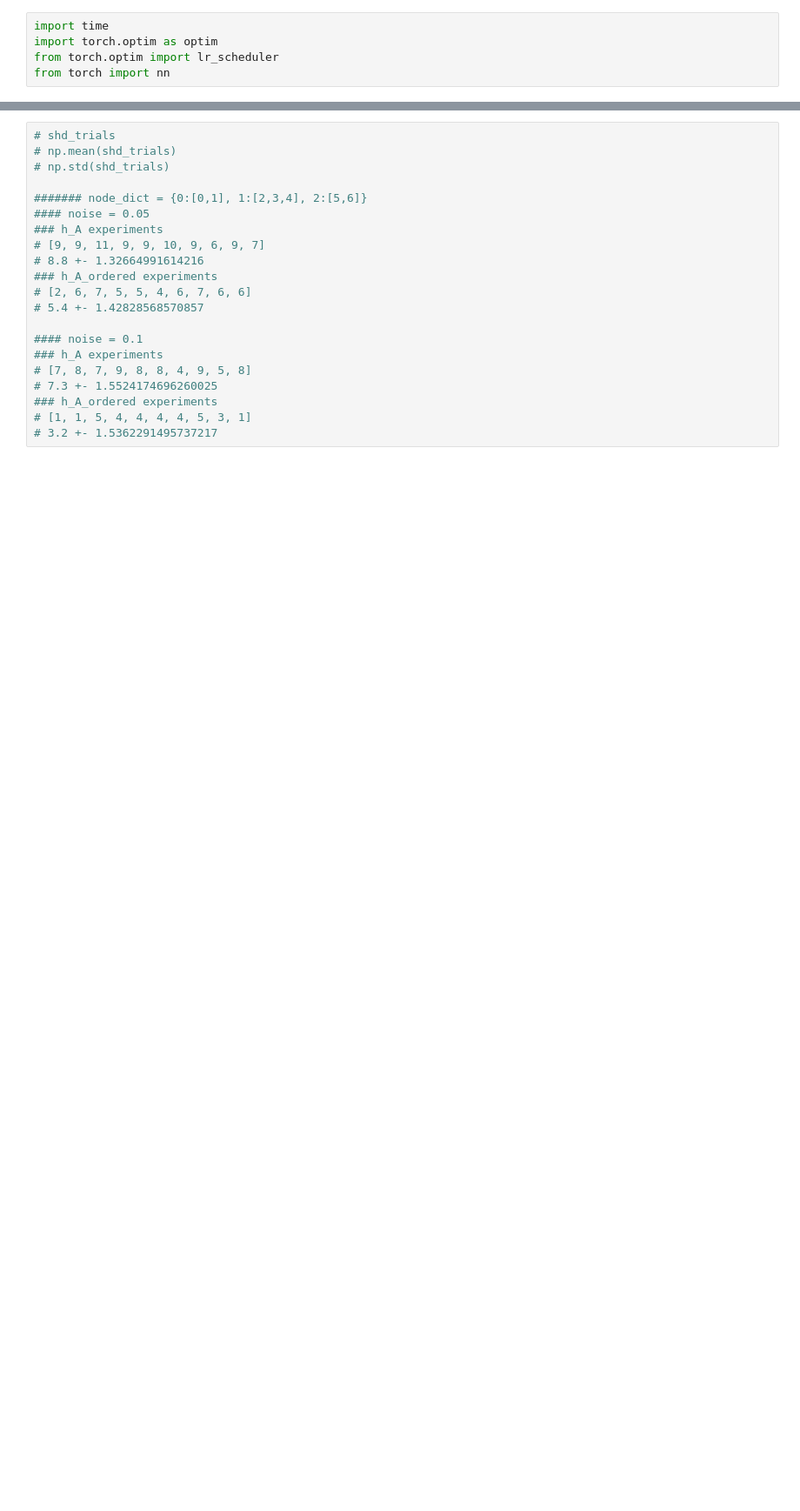
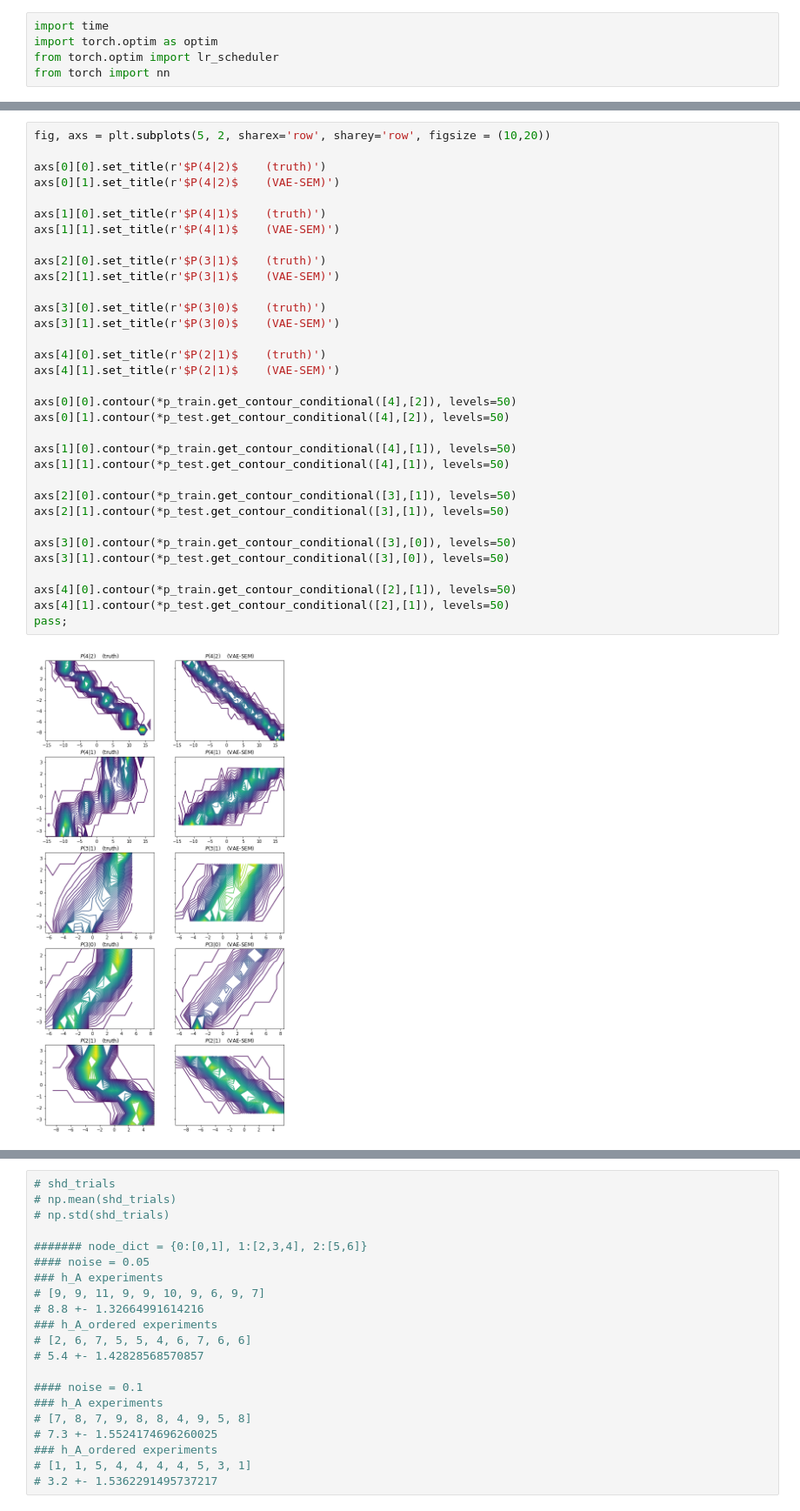
Before and after one commit to q1park/spacetime, a Jupyter notebook: example_sem.ipynb, the cells around one changed output, grey strips where cells are left out. Shown at 87% size. Drawn from its saved outputs; the diff is of its cells as text; blank space fills up the shorter version.

```diff
--- a/example_sem.ipynb
+++ b/example_sem.ipynb
@@ -740,0 +584,35 @@ array([[0.14986758, 0.221125  ],
+# %%
+fig, axs = plt.subplots(5, 2, sharex='row', sharey='row', figsize = (10,20))
+
+axs[0][0].set_title(r'$P(4|2)$    (truth)')
+axs[0][1].set_title(r'$P(4|2)$    (VAE-SEM)')
+
+axs[1][0].set_title(r'$P(4|1)$    (truth)')
+axs[1][1].set_title(r'$P(4|1)$    (VAE-SEM)')
+
+axs[2][0].set_title(r'$P(3|1)$    (truth)')
+axs[2][1].set_title(r'$P(3|1)$    (VAE-SEM)')
+
+axs[3][0].set_title(r'$P(3|0)$    (truth)')
+axs[3][1].set_title(r'$P(3|0)$    (VAE-SEM)')
+
+axs[4][0].set_title(r'$P(2|1)$    (truth)')
+axs[4][1].set_title(r'$P(2|1)$    (VAE-SEM)')
+
+axs[0][0].contour(*p_train.get_contour_conditional([4],[2]), levels=50)
+axs[0][1].contour(*p_test.get_contour_conditional([4],[2]), levels=50)
+
+axs[1][0].contour(*p_train.get_contour_conditional([4],[1]), levels=50)
+axs[1][1].contour(*p_test.get_contour_conditional([4],[1]), levels=50)
+
+axs[2][0].contour(*p_train.get_contour_conditional([3],[1]), levels=50)
+axs[2][1].contour(*p_test.get_contour_conditional([3],[1]), levels=50)
+
+axs[3][0].contour(*p_train.get_contour_conditional([3],[0]), levels=50)
+axs[3][1].contour(*p_test.get_contour_conditional([3],[0]), levels=50)
+
+axs[4][0].contour(*p_train.get_contour_conditional([2],[1]), levels=50)
+axs[4][1].contour(*p_test.get_contour_conditional([2],[1]), levels=50)
+pass;
+# %% [output]
+[figure, added]
```
Also changed, not shown: parts of 48 cells of this notebook, 4 other files.
